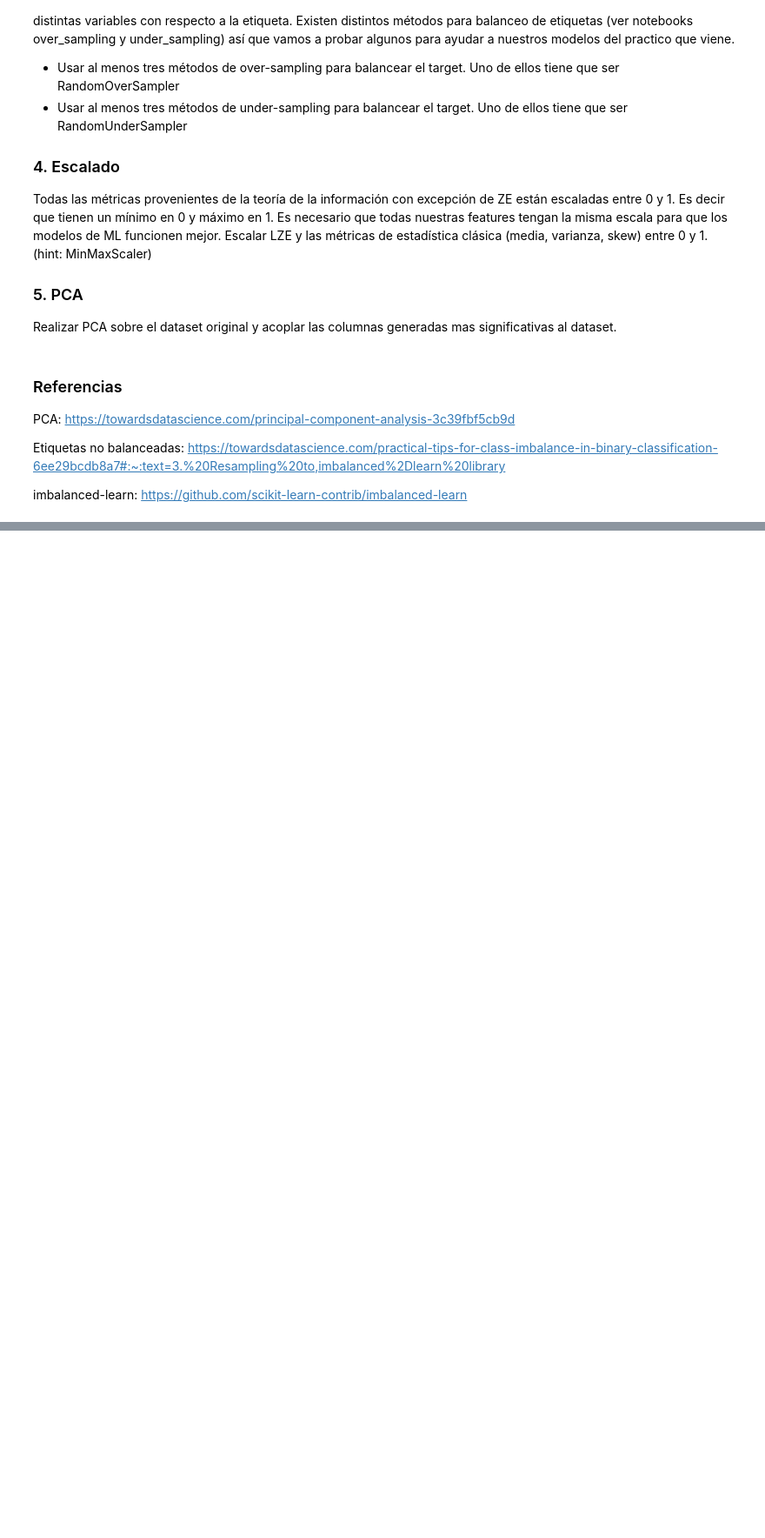
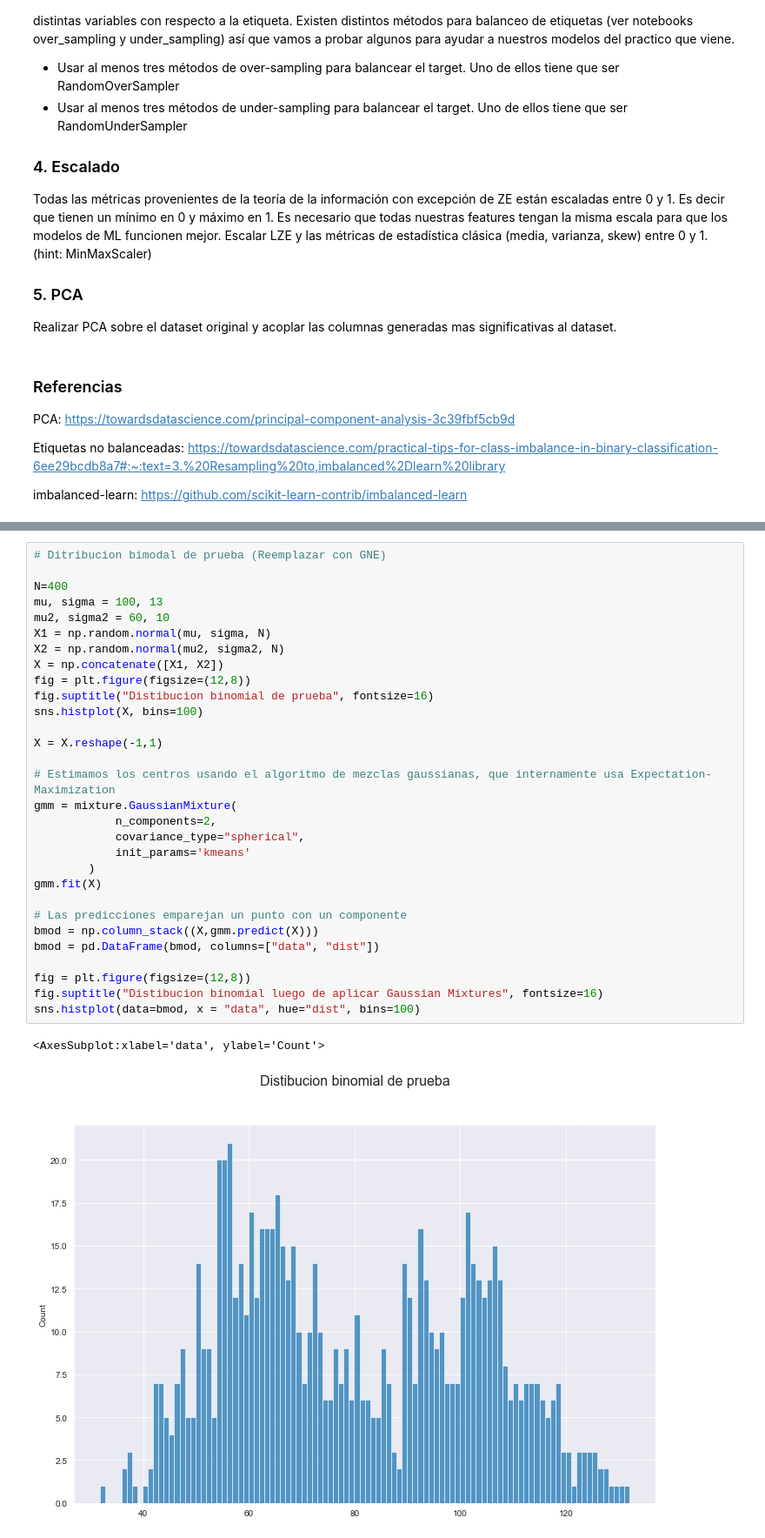
Before and after one commit to MentoriaDiploDatos2022/ExploracionYCuracion, a Jupyter notebook: Notebooks/Consignas.ipynb, the cells around one changed output, grey strips where cells are left out. Shown at 87% size. Cells and saved outputs as stored; diff of their text form; blank space fills up the shorter version.

```diff
--- a/Notebooks/Consignas.ipynb
+++ b/Notebooks/Consignas.ipynb
@@ -37,0 +85,33 @@ imbalanced-learn: https://github.com/scikit-learn-contrib/imbalanced-learn
+# %%
+# Ditribucion bimodal de prueba (Reemplazar con GNE)
+
+N=400
+mu, sigma = 100, 13
+mu2, sigma2 = 60, 10
+X1 = np.random.normal(mu, sigma, N)
+X2 = np.random.normal(mu2, sigma2, N)
+X = np.concatenate([X1, X2])
+fig = plt.figure(figsize=(12,8))
+fig.suptitle("Distibucion binomial de prueba", fontsize=16)
+sns.histplot(X, bins=100)
+
+X = X.reshape(-1,1)
+
+# Estimamos los centros usando el algoritmo de mezclas gaussianas, que internamente usa Expectation-Maximization
+gmm = mixture.GaussianMixture(
+            n_components=2,
+            covariance_type="spherical",
+            init_params='kmeans'
+        )
+gmm.fit(X)
+
+# Las predicciones emparejan un punto con un componente
+bmod = np.column_stack((X,gmm.predict(X)))
+bmod = pd.DataFrame(bmod, columns=["data", "dist"])
+
+fig = plt.figure(figsize=(12,8))
+fig.suptitle("Distibucion binomial luego de aplicar Gaussian Mixtures", fontsize=16)
+sns.histplot(data=bmod, x = "data", hue="dist", bins=100)
+# %% [output]
+<AxesSubplot:xlabel='data', ylabel='Count'>
+[figure, added]
```
Also changed, not shown: parts of 6 cells of this notebook.
